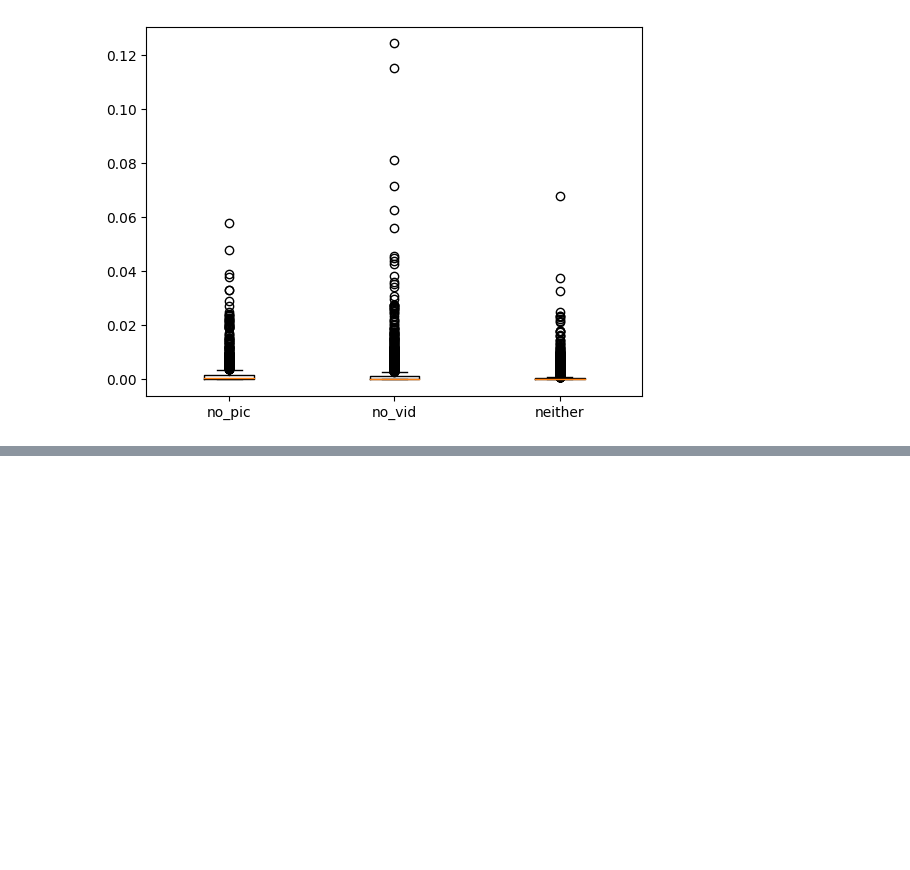
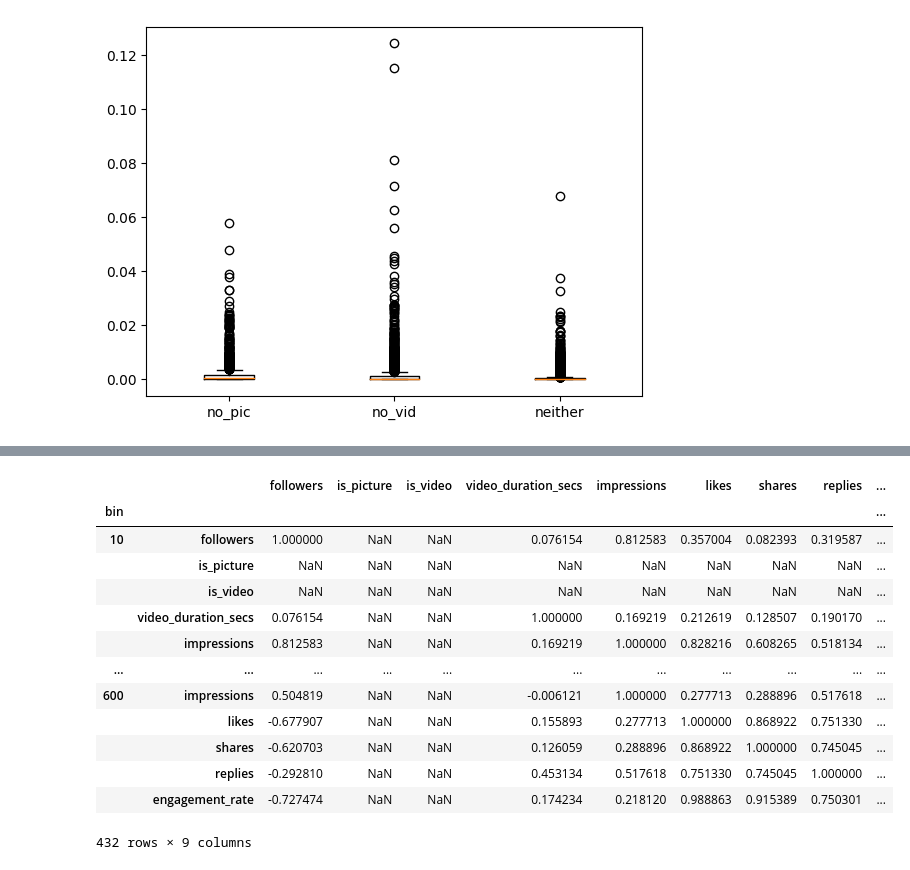
Before and after one commit to allan-gon/eg_thing, a Jupyter notebook: src/eda.ipynb, the cells around one changed output, grey strips where cells are left out. Cells and saved outputs as stored; diff of their text form; code cells hidden in the pictures; blank space fills up the shorter version.

```diff
--- a/src/eda.ipynb
+++ b/src/eda.ipynb
@@ -217,0 +319,17 @@ df.entity_id.nunique()
+# %%
+no_pic.groupby("bin").corr()
+# %% [output]
+|  |  | followers | is_picture | is_video | video_duration_secs | impressions | likes | shares | replies | ... |
+| bin |  |  |  |  |  |  |  |  |  | ... |
+| 10 | followers | 1.000000 | NaN | NaN | 0.076154 | 0.812583 | 0.357004 | 0.082393 | 0.319587 | ... |
+|  | is_picture | NaN | NaN | NaN | NaN | NaN | NaN | NaN | NaN | ... |
+|  | is_video | NaN | NaN | NaN | NaN | NaN | NaN | NaN | NaN | ... |
+|  | video_duration_secs | 0.076154 | NaN | NaN | 1.000000 | 0.169219 | 0.212619 | 0.128507 | 0.190170 | ... |
+|  | impressions | 0.812583 | NaN | NaN | 0.169219 | 1.000000 | 0.828216 | 0.608265 | 0.518134 | ... |
+| ... | ... | ... | ... | ... | ... | ... | ... | ... | ... | ... |
+| 600 | impressions | 0.504819 | NaN | NaN | -0.006121 | 1.000000 | 0.277713 | 0.288896 | 0.517618 | ... |
+|  | likes | -0.677907 | NaN | NaN | 0.155893 | 0.277713 | 1.000000 | 0.868922 | 0.751330 | ... |
+|  | shares | -0.620703 | NaN | NaN | 0.126059 | 0.288896 | 0.868922 | 1.000000 | 0.745045 | ... |
+|  | replies | -0.292810 | NaN | NaN | 0.453134 | 0.517618 | 0.751330 | 0.745045 | 1.000000 | ... |
+|  | engagement_rate | -0.727474 | NaN | NaN | 0.174234 | 0.218120 | 0.988863 | 0.915389 | 0.750301 | ... |
+432 rows × 9 columns
```
Also changed, not shown: parts of 23 cells of this notebook, 1 other file.
